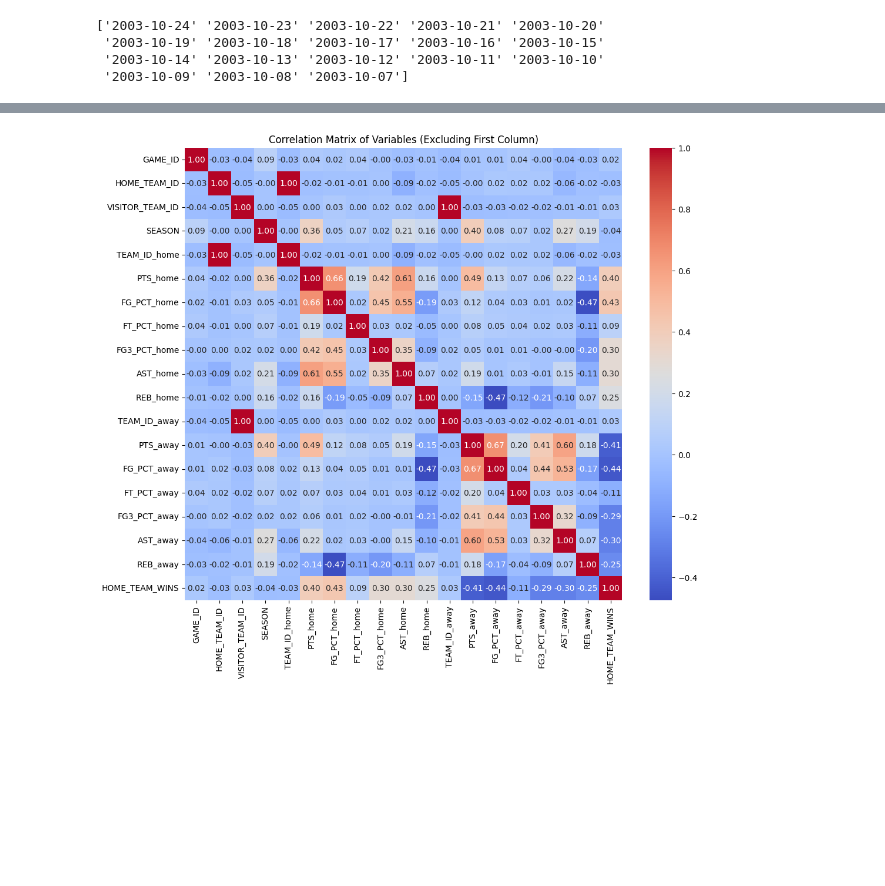
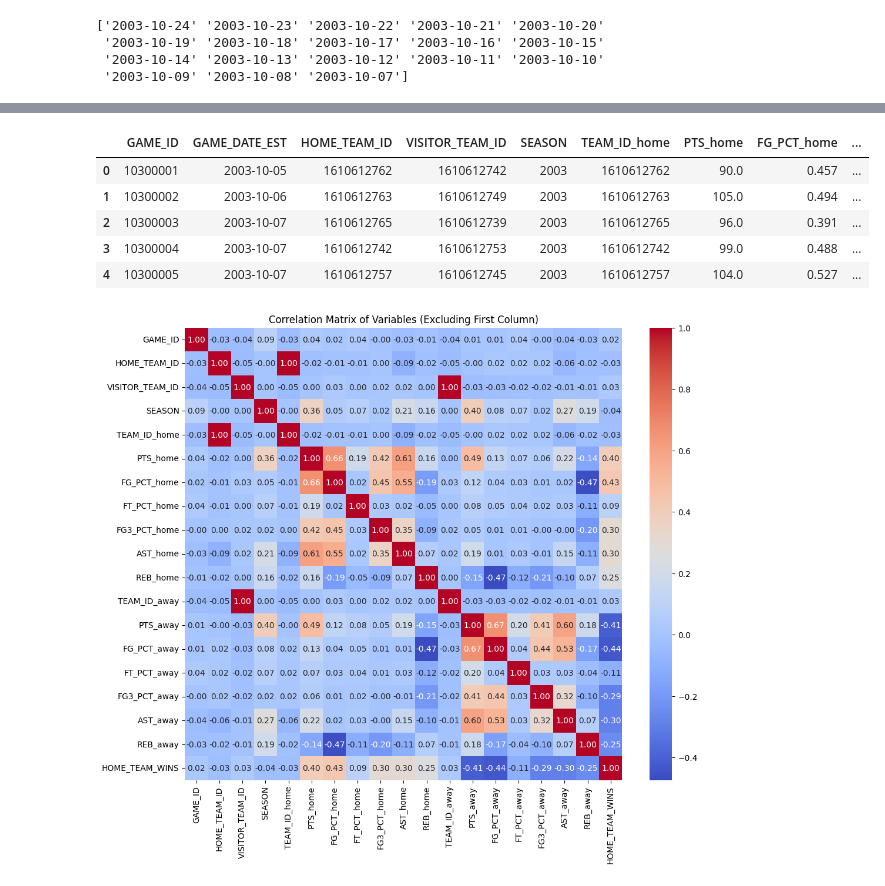
Before and after one commit to giovanni-lucarelli/basket, a Jupyter notebook: basket.ipynb, the cells around one changed output, grey strips where cells are left out. Drawn from its saved outputs; the diff is of its cells as text; code cells hidden in the pictures; blank space fills up the shorter version.

```diff
--- a/basket.ipynb
+++ b/basket.ipynb
@@ -89 +130,13 @@ df = df.drop(columns=['GAME_STATUS_TEXT'])
+# %%
+# prompt: find all couples of rows that have the same GAME_ID and keep only the first one (delete the other)
+# Group by GAME_ID and keep only the first row for each group
+df = df.groupby("GAME_ID").first().reset_index()
+df.head()
+# %% [output]
+|  | GAME_ID | GAME_DATE_EST | HOME_TEAM_ID | VISITOR_TEAM_ID | SEASON | TEAM_ID_home | PTS_home | FG_PCT_home | ... |
+| 0 | 10300001 | 2003-10-05 | 1610612762 | 1610612742 | 2003 | 1610612762 | 90.0 | 0.457 | ... |
+| 1 | 10300002 | 2003-10-06 | 1610612763 | 1610612749 | 2003 | 1610612763 | 105.0 | 0.494 | ... |
+| 2 | 10300003 | 2003-10-07 | 1610612765 | 1610612739 | 2003 | 1610612765 | 96.0 | 0.391 | ... |
+| 3 | 10300004 | 2003-10-07 | 1610612742 | 1610612753 | 2003 | 1610612742 | 99.0 | 0.488 | ... |
+| 4 | 10300005 | 2003-10-07 | 1610612757 | 1610612745 | 2003 | 1610612757 | 104.0 | 0.527 | ... |
 # %%
```
Also changed, not shown: parts of 18 cells of this notebook.
